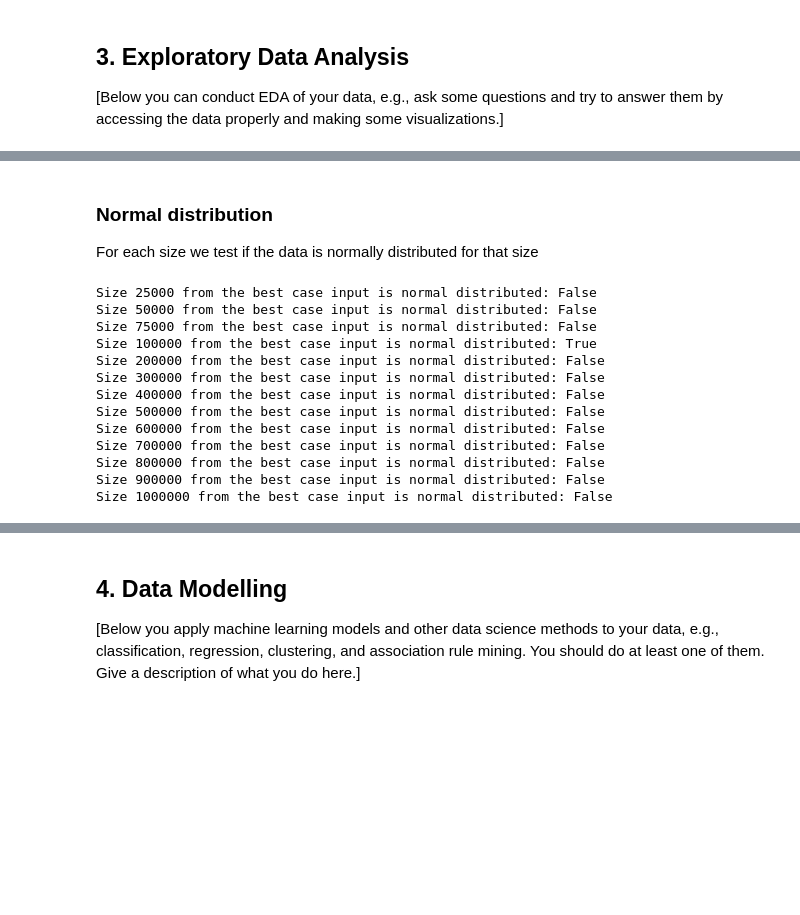
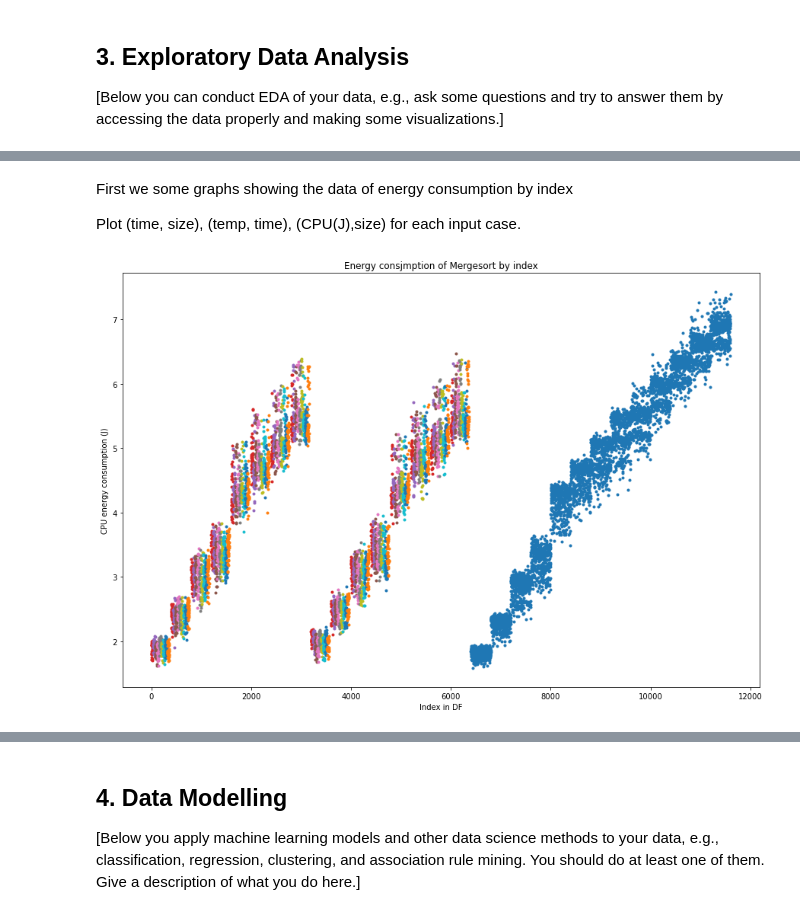
Before and after one commit to hrallil/Data-science-and-visualisation, a Jupyter notebook: Mini project/Group_12_report.ipynb, the cells around one changed output, grey strips where cells are left out. Cells and saved outputs as stored; diff of their text form; code cells hidden in the pictures; blank space fills up the shorter version.

```diff
--- a/Mini project/Group_12_report.ipynb
+++ b/Mini project/Group_12_report.ipynb
@@ -98,14 +107,10 @@ are they the same length?  True  len(df) = 1239, len(dfMemory) = 1239
 # %%
-
-#Missing at the moment
-df["Memory (byte)"] = dfMemory["Memory (byte)"]
-
 #removing values that are nonsense
 df = df[df['PKG (J)'] >= 0]
 df = df[df['CPU (J)'] >= 0]
-#df = df[df['Memory (byte)'] >= 0]
-#df = df[df['Temperature'] >= 0]
-df = df[df['Time (ms)'] >= 0]
+#df = df[df['Memory (byte)'] >= 0.0]
+df = df[df['Temperature'] >= 0.0]
+df = df[df['Time (ms)'] >= 0.0]
 
 df = df.replace("  ", np.nan)
 
@@ -117,9 +122,6 @@ for i in range(len(df)):
     l.append(int(df.iloc[i]["Test name"].split("-")[1]))
 
 df["Size"] = l
-
-
-df
 # %% [output]
 MISSING DATA:
 
@@ -236,24 +159,19 @@ plotListOfRandoms("Time (ms)", "Temperature", dot='o')
-# %% [markdown]
-### Normal distribution
-For each size we test if the data is normally distributed for that size
-# %%
-from scipy.stats import shapiro
-
-for i in [25000,50000,75000,100000,200000,300000,400000,500000,600000,700000,800000,900000,1000000]:
-    print(f"Size {i} from the best case input is normal distributed: {0.05 < shapiro(dfBest[dfBest['Size'] == i]['CPU (J)']).pvalue}")
-    #plt.hist(dfBest[dfBest['Size'] == i]['CPU (J)'])
-    #plt.show()
-# %% [output]
-Size 25000 from the best case input is normal distributed: False
-Size 50000 from the best case input is normal distributed: False
-Size 75000 from the best case input is normal distributed: False
-Size 100000 from the best case input is normal distributed: True
-Size 200000 from the best case input is normal distributed: False
-Size 300000 from the best case input is normal distributed: False
-Size 400000 from the best case input is normal distributed: False
-Size 500000 from the best case input is normal distributed: False
-Size 600000 from the best case input is normal distributed: False
-Size 700000 from the best case input is normal distributed: False
-Size 800000 from the best case input is normal distributed: False
-Size 900000 from the best case input is normal distributed: False
-Size 1000000 from the best case input is normal distributed: False
+# %% [markdown]
+First we some graphs showing the data of energy consumption by index
+
+
+Plot (time, size), (temp, time), (CPU(J),size) for each input case.
+# %%
+
+#energy consumption
+plt.figure(figsize=(15,10))
+plt.plot(dfBest["CPU (J)"], ".")
+plt.plot(dfWorst["CPU (J)"],".")
+for i in range(10):
+    plt.plot(listOfRandoms[i]["CPU (J)"],".")
+plt.title("Energy consjmption of Mergesort by index")
+plt.xlabel("Index in DF")
+plt.ylabel("CPU energy consumption (J)")
+plt.show()
+# %% [output]
+[figure, added]
```
Also changed, not shown: parts of 28 cells of this notebook, 6 other files.
